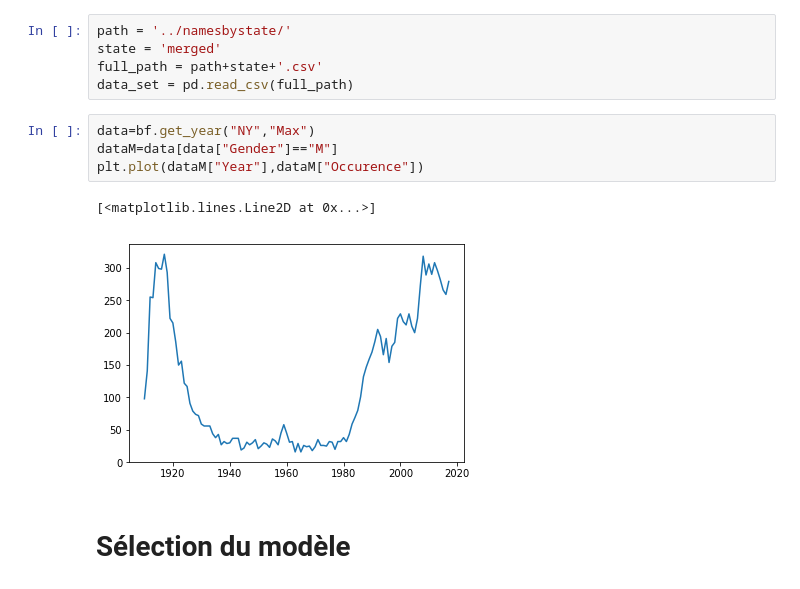
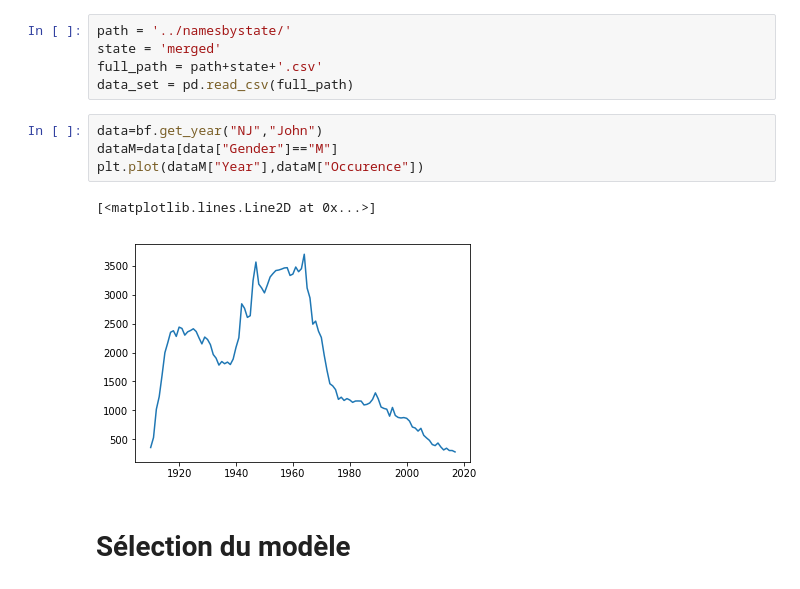
Before and after one commit to Louis-Dupont/ML_Project, a Jupyter notebook: arima.ipynb, the cells around one changed output. Cells and saved outputs as stored; diff of their text form.

```diff
--- a/arima.ipynb
+++ b/arima.ipynb
@@ -16,12 +16,12 @@ state = 'merged'
 full_path = path+state+'.csv'
 data_set = pd.read_csv(full_path)
 # %%
-data=bf.get_year("NY","Max")
+data=bf.get_year("NJ","John")
 dataM=data[data["Gender"]=="M"]
 plt.plot(dataM["Year"],dataM["Occurence"])
 # %% [output]
 [<matplotlib.lines.Line2D at 0x...>]
-[figure, old version]
+[figure, new version]
 # %% [markdown]
 # Sélection du modèle
 # %%
```
Also changed, not shown: parts of 6 cells of this notebook.
